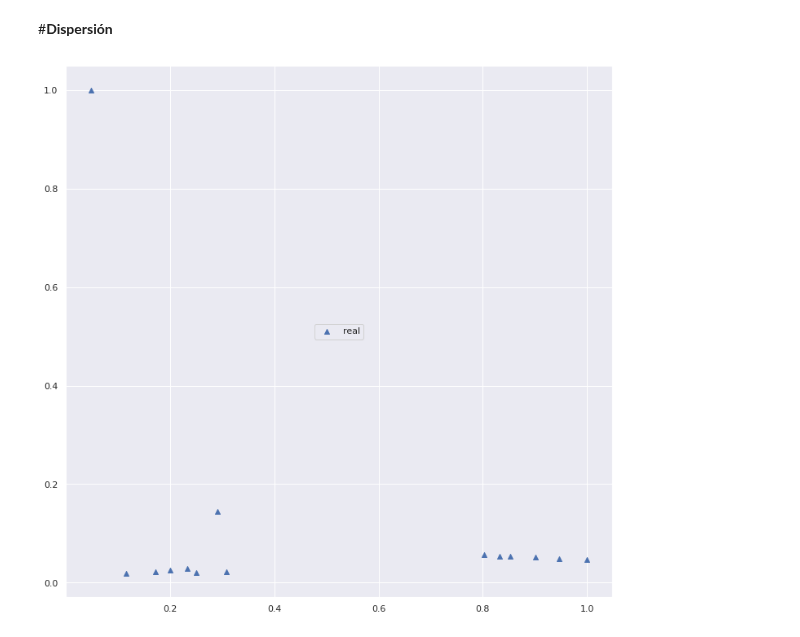
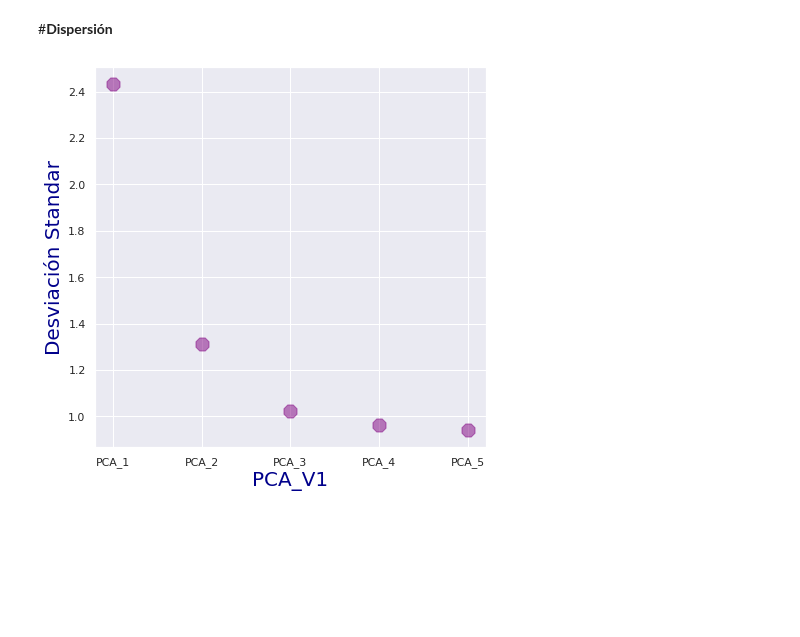
Before and after one commit to PosgradoMNA/actividades-de-aprendizaje-A01793918_HelmyMoreno, a Jupyter notebook: Actividad_6_Visualización.ipynb, the cells around one changed output. Saved outputs shown, nothing was run; the diff lists cells and outputs as text; code cells hidden in the pictures; blank space fills up the shorter version.

```diff
--- a/Actividad_6_Visualización.ipynb
+++ b/Actividad_6_Visualización.ipynb
@@ -846,8 +846,17 @@ array([[<matplotlib.axes._subplots.AxesSubplot object at 0x...>,
 # %% [markdown]
 #**Dispersión**
-# %%
-plt.scatter(comps_df.ESTCTA_ABR, np.ravel(comps_df.Edad), marker='^', label='real')
-plt.legend(loc=10)
-plt.show()
-# %% [output]
-[figure, removed]
+# %%
+datos = {'PCA_V1': ['PCA_1', 'PCA_2', 'PCA_3', 'PCA_4', 'PCA_5'],
+'Standard deviation': [2.4329,	1.3099,	1.0223,	0.9619,	0.9401]}
+
+datos = pd.DataFrame(datos)
+
+fig = plt.figure(figsize=(7, 7))
+plt.scatter(datos['PCA_V1'], datos['Standard deviation'],
+            marker = '8', s= 200, color = "purple", alpha = 0.5)
+
+plt.xlabel ('PCA_V1', fontsize = 20, color = 'darkblue')
+plt.ylabel ('Desviación Standar', fontsize = 20, color = 'darkblue')
+plt.show()
+# %% [output]
+[figure, added]
```
Also changed, not shown: parts of 1 cell of this notebook.
